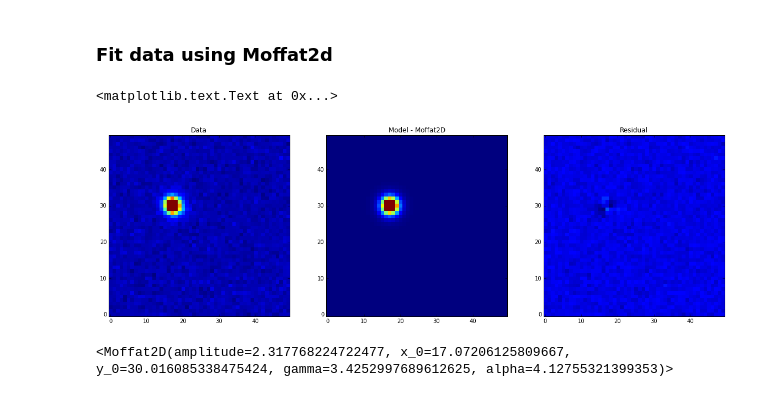
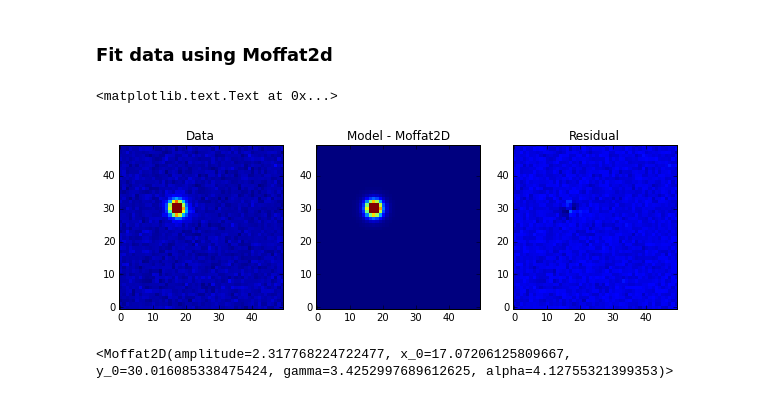
Before and after one commit to MickaelRigault/astrobject, a Jupyter notebook: notebooks/AstropyModelling.ipynb, the cells around one changed output. Cells and saved outputs as stored; diff of their text form; code cells hidden in the pictures.

```diff
--- a/notebooks/AstropyModelling.ipynb
+++ b/notebooks/AstropyModelling.ipynb
@@ -226,20 +226,20 @@ p_init = models.Moffat2D(amplitude=1,x_0=pos_guess[0],y_0=pos_guess[1],gamma=1,a
 fit_p = fitting.LevMarLSQFitter()
 p = fit_p(p_init, x, y, data)
 # %%
-plt.figure(figsize=[20,10])
+plt.figure(figsize=[10,5])
 plt.subplot(1, 3, 1)
 prop["vmax"]=1
 plt.imshow(data, **prop)
 plt.title("Data")
 plt.subplot(1, 3, 2)
 plt.imshow(p(x, y), **prop)
 plt.title("Model - Moffat2D")
 plt.subplot(1, 3, 3)
 plt.imshow((data - p(x, y)), **prop)
 plt.title("Residual")
 # %% [output]
 <matplotlib.text.Text at 0x...>
-[figure, old version]
+[figure, new version]
 # %%
 p
 # %% [output]
```
Also changed, not shown: parts of 4 cells of this notebook.
